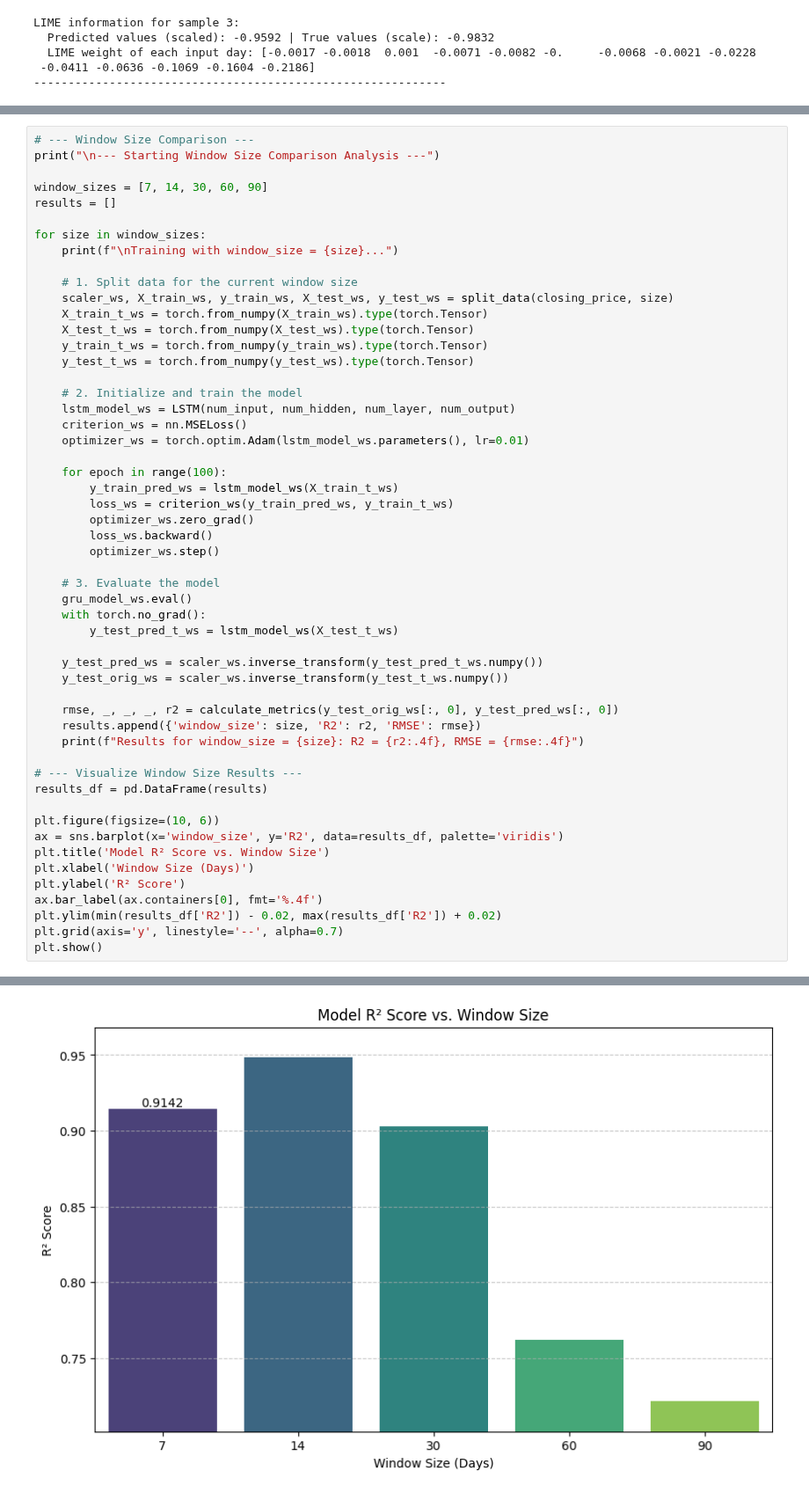
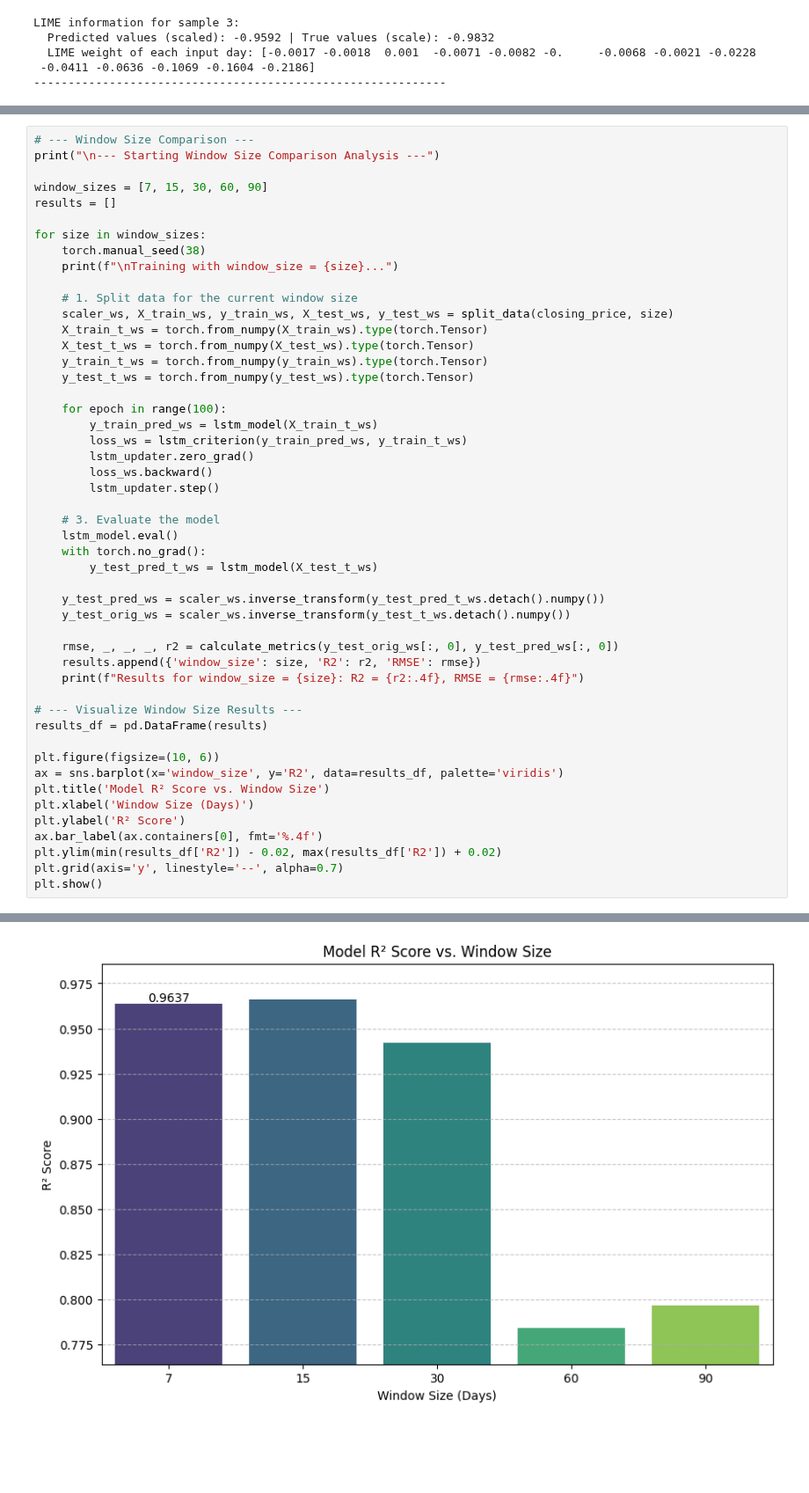
Before and after one commit to ThienNguyen3001/Stock-Price-Prediction-RNN-LSTM-GRU, a Jupyter notebook: stock_price_predict.ipynb, the cells around one changed output, grey strips where cells are left out. Shown at 88% size. Drawn from its saved outputs; the diff is of its cells as text; blank space fills up the shorter version.

```diff
--- a/stock_price_predict.ipynb
+++ b/stock_price_predict.ipynb
@@ -1281,10 +1284,11 @@ Passing `palette` without assigning `hue` is deprecated and will be removed in v
 # --- Window Size Comparison ---
 print("\n--- Starting Window Size Comparison Analysis ---")
 
-window_sizes = [7, 14, 30, 60, 90]
+window_sizes = [7, 15, 30, 60, 90]
 results = []
 
 for size in window_sizes:
+    torch.manual_seed(38)
     print(f"\nTraining with window_size = {size}...")
 
     # 1. Split data for the current window size
@@ -1294,25 +1298,20 @@ for size in window_sizes:
     y_train_t_ws = torch.from_numpy(y_train_ws).type(torch.Tensor)
     y_test_t_ws = torch.from_numpy(y_test_ws).type(torch.Tensor)
 
-    # 2. Initialize and train the model
-    lstm_model_ws = LSTM(num_input, num_hidden, num_layer, num_output)
-    criterion_ws = nn.MSELoss()
-    optimizer_ws = torch.optim.Adam(lstm_model_ws.parameters(), lr=0.01)
-
     for epoch in range(100):
-        y_train_pred_ws = lstm_model_ws(X_train_t_ws)
-        loss_ws = criterion_ws(y_train_pred_ws, y_train_t_ws)
-        optimizer_ws.zero_grad()
+        y_train_pred_ws = lstm_model(X_train_t_ws)
+        loss_ws = lstm_criterion(y_train_pred_ws, y_train_t_ws)
+        lstm_updater.zero_grad()
         loss_ws.backward()
-        optimizer_ws.step()
+        lstm_updater.step()
 
     # 3. Evaluate the model
-    gru_model_ws.eval()
+    lstm_model.eval()
     with torch.no_grad():
-        y_test_pred_t_ws = lstm_model_ws(X_test_t_ws)
+        y_test_pred_t_ws = lstm_model(X_test_t_ws)
 
-    y_test_pred_ws = scaler_ws.inverse_transform(y_test_pred_t_ws.numpy())
-    y_test_orig_ws = scaler_ws.inverse_transform(y_test_t_ws.numpy())
+    y_test_pred_ws = scaler_ws.inverse_transform(y_test_pred_t_ws.detach().numpy())
+    y_test_orig_ws = scaler_ws.inverse_transform(y_test_t_ws.detach().numpy())
 
     rmse, _, _, _, r2 = calculate_metrics(y_test_orig_ws[:, 0], y_test_pred_ws[:, 0])
     results.append({'window_size': size, 'R2': r2, 'RMSE': rmse})
@@ -1350,4 +1349,4 @@ Results for window_size = 90: R2 = 0.7214, RMSE = 1.0911
 Passing `palette` without assigning `hue` is deprecated and will be removed in v0.14.0. Assign the `x` variable to `hue` and set `legend=False` for the same effect.
 
   ax = sns.barplot(x='window_size', y='R2', data=results_df, palette='viridis')
-[figure, old version]
+[figure, new version]
```
Also changed, not shown: parts of 9 cells of this notebook.
